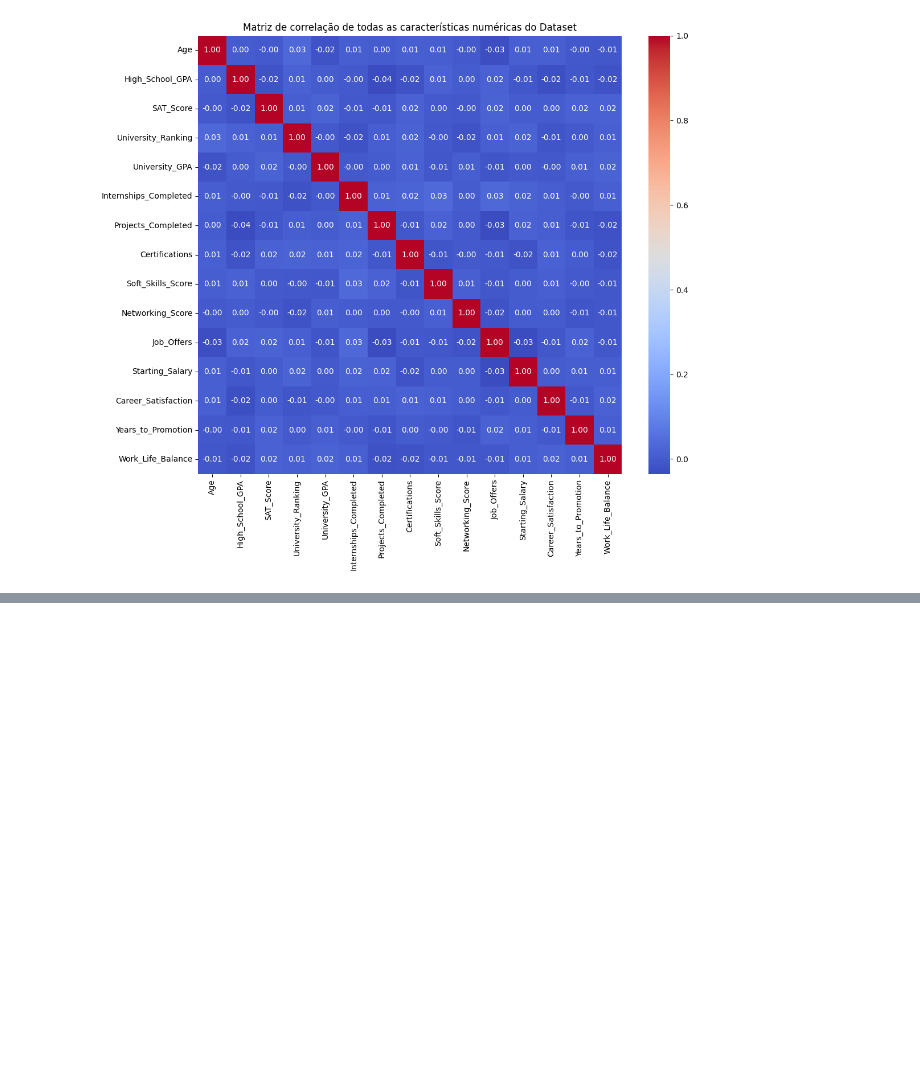
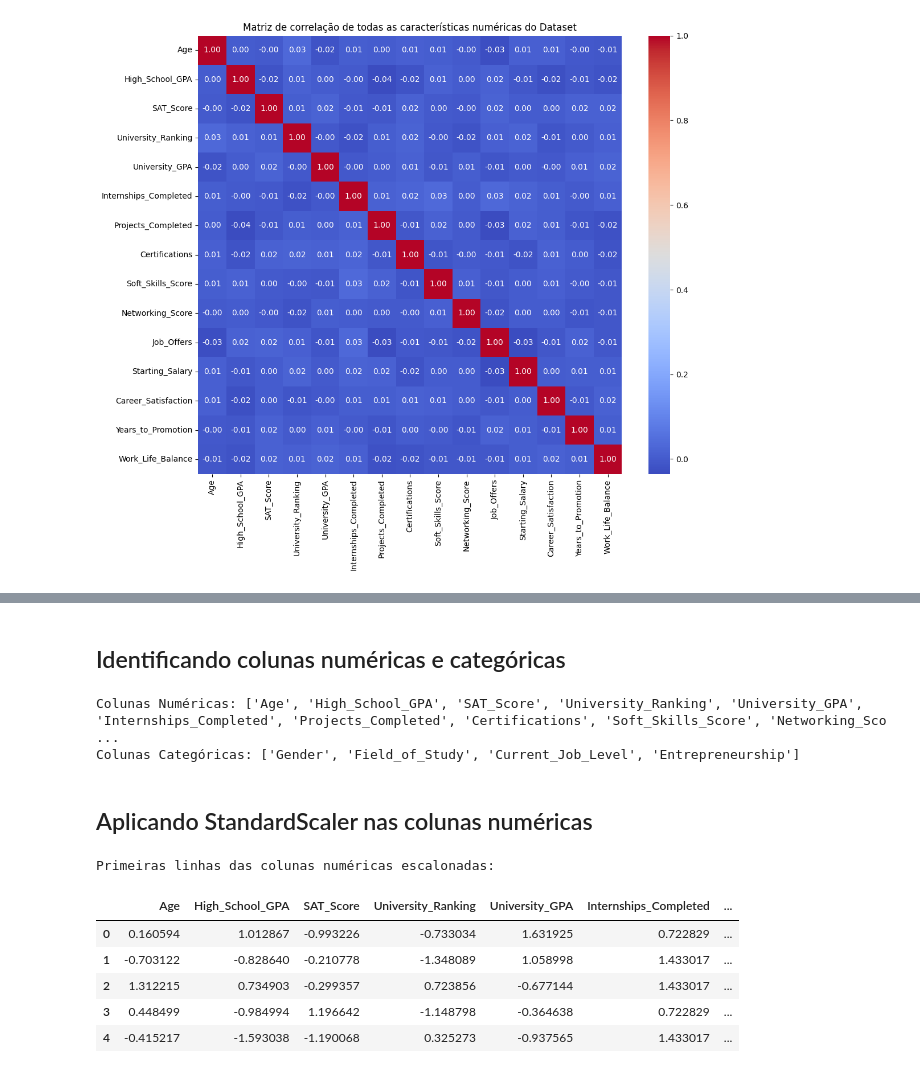
Before and after one commit to Davisdenner/mvp_analise_dados_boas_praticas, a Jupyter notebook: MVP_Análise_de_Dados_e_Boas_Práticas.ipynb, the cells around one changed output, grey strips where cells are left out. Drawn from its saved outputs; the diff is of its cells as text; code cells hidden in the pictures; blank space fills up the shorter version.

```diff
--- a/MVP_Análise_de_Dados_e_Boas_Práticas.ipynb
+++ b/MVP_Análise_de_Dados_e_Boas_Práticas.ipynb
@@ -510,0 +562,45 @@ Investigando a base de dados, foi possível chegar as seguintes conclusões.
+# %% [markdown]
+ ## Identificando colunas numéricas e categóricas
+# %%
+# identificando colunas numéricas e categóricas
+
+# selecionando as colunas numéricas (int64 e float64)
+colunas_numericas = X.select_dtypes(include=['int64', 'float64']).columns
+
+# selecionando as colunas categóricas (object ou category)
+# exclude para garantir que pegamos os tipos categóricos
+colunas_categoricas = X.select_dtypes(exclude=['int64', 'float64']).columns
+
+print(f"Colunas Numéricas: {list(colunas_numericas)}")
+print(f"Colunas Categóricas: {list(colunas_categoricas)}")
+# %% [output]
+Colunas Numéricas: ['Age', 'High_School_GPA', 'SAT_Score', 'University_Ranking', 'University_GPA', 'Internships_Completed', 'Projects_Completed', 'Certifications', 'Soft_Skills_Score', 'Networking_Sco ...
+Colunas Categóricas: ['Gender', 'Field_of_Study', 'Current_Job_Level', 'Entrepreneurship']
+# %% [markdown]
+## Aplicando StandardScaler nas colunas numéricas
+# %%
+#aplicando StandardScaler nas colunas numéricas
+
+# criando uma instância do StandardScaler
+scaler = StandardScaler()
+
+# aplicando o scaler apenas às colunas numéricas do DataFrame X
+# O .fit_transform() calcula a média e o desvio padrão e depois transforma os dados
+X_numericas_escaladas = scaler.fit_transform(X[colunas_numericas])
+
+# O resultado de fit_transform é um array NumPy.
+# Para facilitar a combinação futura, é útil convertê-lo de volta para um DataFrame,
+# mantendo os nomes das colunas originais.
+X_numericas_escaladas_df = pd.DataFrame(X_numericas_escaladas, columns=colunas_numericas, index=X.index)
+
+# visualizando as primeiras linhas do DataFrame numérico escalonado
+print("\nPrimeiras linhas das colunas numéricas escalonadas:")
+X_numericas_escaladas_df.head()
+# %% [output]
+Primeiras linhas das colunas numéricas escalonadas:
+|  | Age | High_School_GPA | SAT_Score | University_Ranking | University_GPA | Internships_Completed | ... |
+| 0 | 0.160594 | 1.012867 | -0.993226 | -0.733034 | 1.631925 | 0.722829 | ... |
+| 1 | -0.703122 | -0.828640 | -0.210778 | -1.348089 | 1.058998 | 1.433017 | ... |
+| 2 | 1.312215 | 0.734903 | -0.299357 | 0.723856 | -0.677144 | 1.433017 | ... |
+| 3 | 0.448499 | -0.984994 | 1.196642 | -1.148798 | -0.364638 | 0.722829 | ... |
+| 4 | -0.415217 | -1.593038 | -1.190068 | 0.325273 | -0.937565 | 1.433017 | ... |
```
Also changed, not shown: parts of 25 cells of this notebook.
